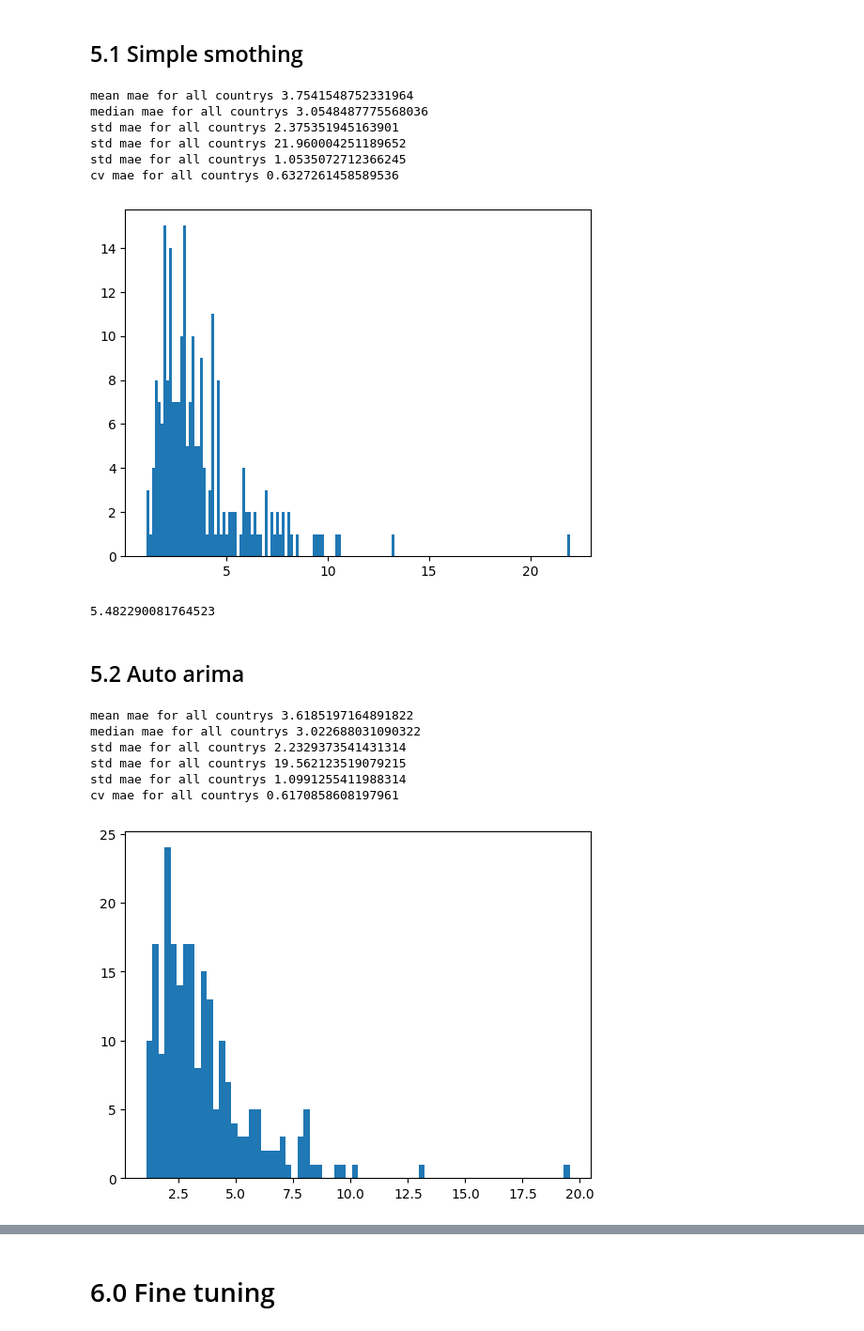
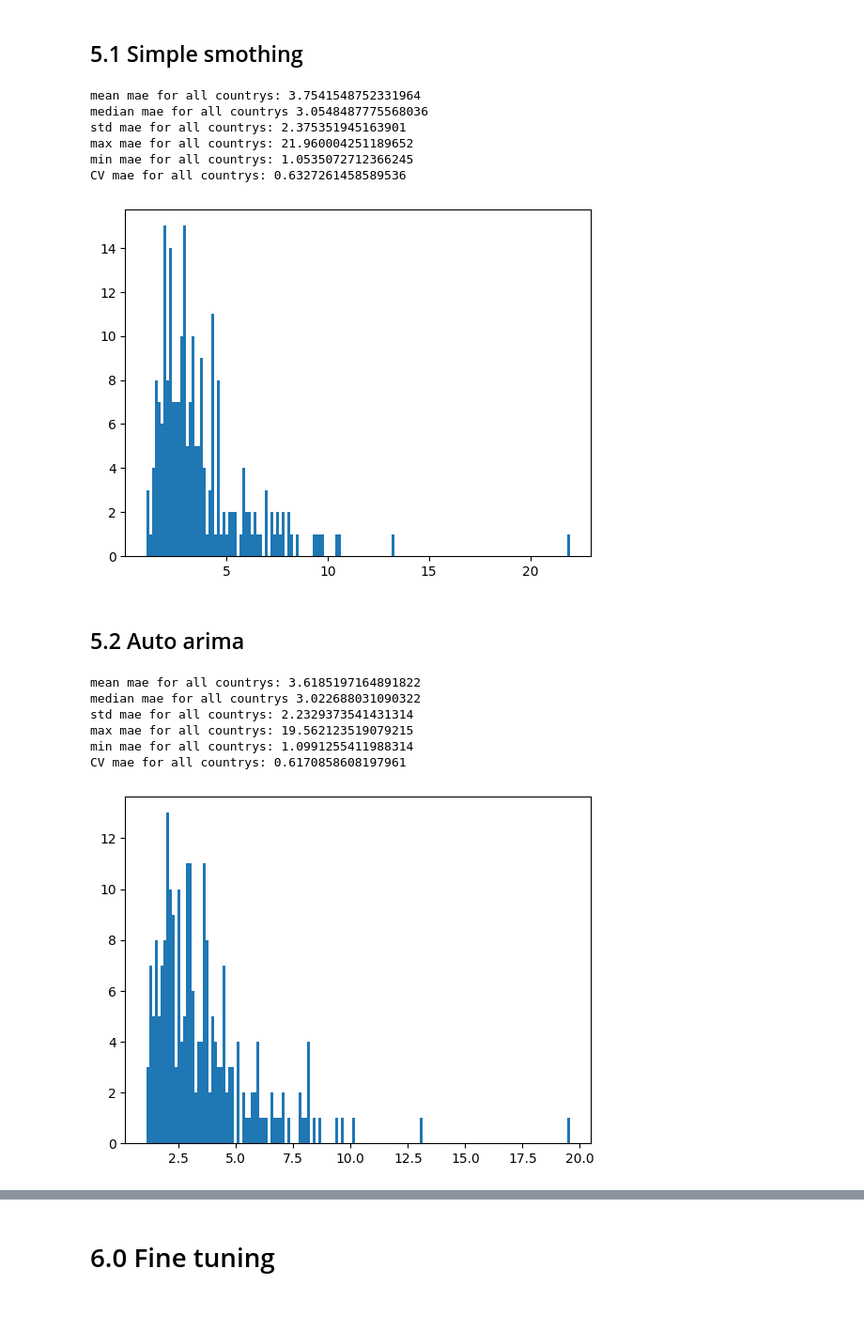
Before and after one commit to lavinomenezes/Desafio_DS_Series_Temporais, a Jupyter notebook: notebooks/desafio_ds_v01_time_series_analyses.ipynb, the cells around one changed output, grey strips where cells are left out. Shown at 94% size. Cells and saved outputs as stored; diff of their text form; code cells hidden in the pictures; blank space fills up the shorter version.

```diff
--- a/notebooks/desafio_df_v01_time_series_analyses.ipynb
+++ b/notebooks/desafio_ds_v01_time_series_analyses.ipynb
@@ -477,0 +457,3 @@ metrics_sarimax
+# %%
+metrics_auto_arima = metrics(test[country], pred_auto_arima, 'auto_arima')
+metrics_auto_arima
@@ -584,8 +580,8 @@ test = df3[-test_years:]
 # %%
-df_pred_sarimax = pd.DataFrame()
+df_pred_auto_arima = pd.DataFrame()
 for country in df3.columns:
 
-    model_sarimax = auto_arima(
+    model_auto_arima = auto_arima(
         train[country],
         m=1,
         test='adf',
@@ -598,12 +594,12 @@ for country in df3.columns:
         max_q=1,
     )
 
-    pred_sarimax = model_sarimax.predict(test.shape[0])
-    # df_pred_sarimax[country] = pred_sarimax
-    df_pred_sarimax = pd.concat([df_pred_sarimax, pd.DataFrame(pred_sarimax, columns=[country])], axis=1)
+    pred_auto_arima = model_auto_arima.predict(test.shape[0])
+    # df_pred_auto_arima[country] = pred_auto_arima
+    df_pred_auto_arima = pd.concat([df_pred_auto_arima, pd.DataFrame(pred_auto_arima, columns=[country])], axis=1)
 # %%
-df_pred_sarimax.index = test.index
-df_pred_sarimax
+df_pred_auto_arima.index = test.index
+df_pred_auto_arima
 # %% [output]
 |  | Afghanistan | Albania | Algeria | Andorra | Angola | Antigua and Barbuda | Argentina | Armenia | Aruba | ... |
 | year |  |  |  |  |  |  |  |  |  | ... |
@@ -624,8 +620,8 @@ def metrics(y_true, y_pred,model_name, country):
     metrics = pd.DataFrame({'Country':country,'Model': model_name,'mae': mae, 'rmse': rmse, 'mape': mape}, index=[0])
     return metrics
 # %%
-df_metrics_sarimax = pd.DataFrame()
-for country in df_pred_sarimax.columns:
-    metrics_sarimax = metrics(test[country], df_pred_sarimax[country], 'sarimax',country)
-    df_metrics_sarimax = pd.concat([df_metrics_sarimax, metrics_sarimax], axis=0)
+df_metrics_auto_arima = pd.DataFrame()
+for country in df_pred_auto_arima.columns:
+    metrics_auto_arima = metrics(test[country], df_pred_auto_arima[country], 'auto_arima',country)
+    df_metrics_auto_arima = pd.concat([df_metrics_auto_arima, metrics_auto_arima], axis=0)
 # %%
@@ -940,25 +948,21 @@ for country in df3.columns:
 
 aux = df_final_metrics_cv.mean()
 
-print("mean mae for all countrys",aux.values.mean())
+print("mean mae for all countrys:",aux.values.mean())
 print("median mae for all countrys",np.median(aux.values))
-print("std mae for all countrys",aux.values.std())
-print("std mae for all countrys",aux.values.max())
-print("std mae for all countrys",aux.values.min())
-print("cv mae for all countrys",aux.values.std() / aux.values.mean())
+print("std mae for all countrys:",aux.values.std())
+print("max mae for all countrys:",aux.values.max())
+print("min mae for all countrys:",aux.values.min())
+print("CV mae for all countrys:",aux.values.std() / aux.values.mean())
 plt.hist(aux.values, bins=150);
 # %% [output]
-mean mae for all countrys 3.7541548752331964
+mean mae for all countrys: 3.7541548752331964
 median mae for all countrys 3.0548487775568036
-std mae for all countrys 2.375351945163901
-std mae for all countrys 21.960004251189652
-std mae for all countrys 1.0535072712366245
-cv mae for all countrys 0.6327261458589536
+std mae for all countrys: 2.375351945163901
+max mae for all countrys: 21.960004251189652
+min mae for all countrys: 1.0535072712366245
+CV mae for all countrys: 0.6327261458589536
 [figure]
-# %%
-df_final_metrics_cv['Argentina'].mean()
-# %% [output]
-5.482290081764523
 # %% [markdown]
 ## 5.2 Auto arima
 # %%
@@ -977,45 +981,45 @@ tscv = TimeSeriesSplit(n_splits=n_splits)
     # Loop através das colunas (países)
 for country in df3.columns:
     final_metrics_cv = pd.DataFrame()
     for train_idx, test_idx in tscv.split(train[country]):
         train_data = train[country].iloc[train_idx]
         test_data = train[country].iloc[test_idx]
-        model_sarimax = auto_arima(
+        model_auto_arima = auto_arima(
             train_data,
             m=1,
             test='adf',
             seasonal=False,
             stepwise=True,
             d=0,
             start_p=0,
             max_p=1,
             start_q=0,
             max_q=1,
         )
 
 
-        pred_sarimax = model_sarimax.predict(len(test_data))
+        pred_auto_arima = model_auto_arima.predict(len(test_data))
 
-        mae = mean_absolute_error(test_data, pred_sarimax)
+        mae = mean_absolute_error(test_data, pred_auto_arima)
 
         final_metrics_cv = pd.concat([final_metrics_cv, pd.DataFrame({country: [mae]})], ignore_index=True)
 
     df_final_metrics_cv = pd.concat([df_final_metrics_cv, final_metrics_cv], axis=1)
 
 aux = df_final_metrics_cv.mean()
 
-print("mean mae for all countrys",aux.values.mean())
+print("mean mae for all countrys:",aux.values.mean())
 print("median mae for all countrys",np.median(aux.values))
-print("std mae for all countrys",aux.values.std())
-print("std mae for all countrys",aux.values.max())
-print("std mae for all countrys",aux.values.min())
-print("cv mae for all countrys",aux.values.std() / aux.values.mean())
-plt.hist(aux.values, bins=70);
+print("std mae for all countrys:",aux.values.std())
+print("max mae for all countrys:",aux.values.max())
+print("min mae for all countrys:",aux.values.min())
+print("CV mae for all countrys:",aux.values.std() / aux.values.mean())
+plt.hist(aux.values, bins=150);
 # %% [output]
-mean mae for all countrys 3.6185197164891822
+mean mae for all countrys: 3.6185197164891822
 median mae for all countrys 3.022688031090322
-std mae for all countrys 2.2329373541431314
-std mae for all countrys 19.562123519079215
-std mae for all countrys 1.0991255411988314
-cv mae for all countrys 0.6170858608197961
+std mae for all countrys: 2.2329373541431314
+max mae for all countrys: 19.562123519079215
+min mae for all countrys: 1.0991255411988314
+CV mae for all countrys: 0.6170858608197961
-[figure, old version]
+[figure, new version]
```
Also changed, not shown: parts of 50 cells of this notebook.
